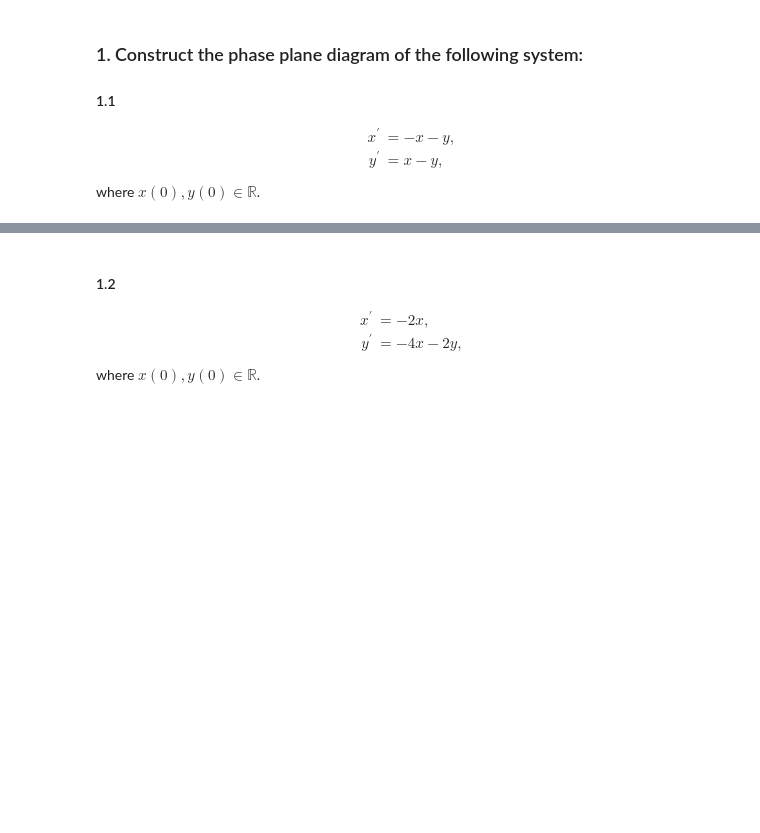
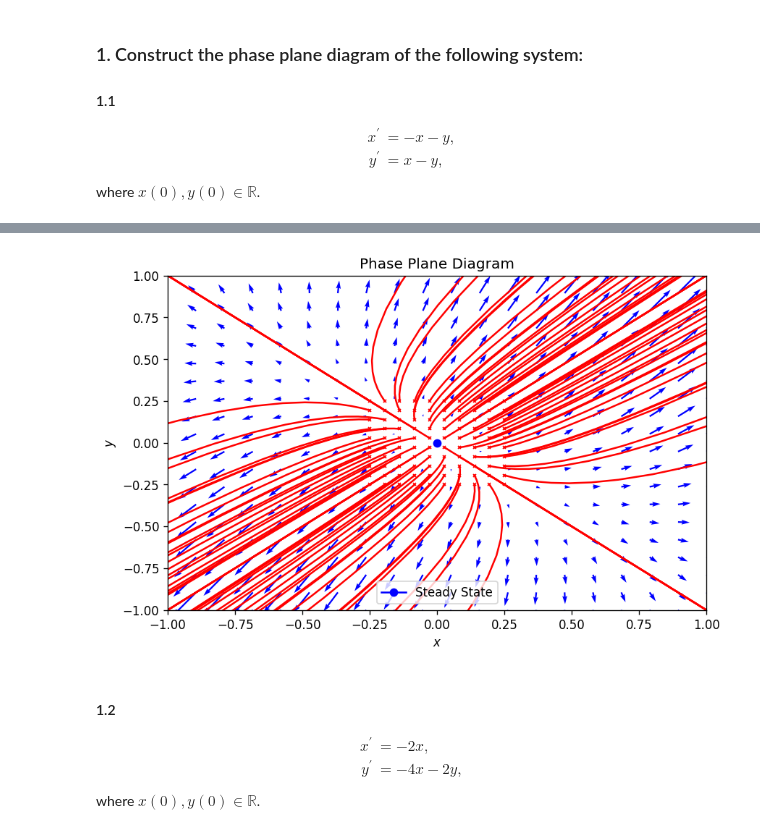
Before and after one commit to epsilonxe/RMUTT_09114330, a Jupyter notebook: materials/workshop_06.ipynb, the cells around one changed output, grey strips where cells are left out. Cells and saved outputs as stored; diff of their text form; code cells hidden in the pictures; blank space fills up the shorter version.

```diff
--- a/materials/workshop_06.ipynb
+++ b/materials/workshop_06.ipynb
@@ -81,3 +19,48 @@ plt.title('Phase Plane Diagram');
+# %%
+def f1(t, s):
+    x, y = s[0], s[1]
+    dx = 2*x+y
+    dy = x+2*y
+    return np.array([dx, dy])
+
+sample = 20
+xlim = [-1, 1]
+ylim = [-1, 1]
+sx = np.linspace(xlim[0], xlim[1], sample)
+sy = np.linspace(ylim[0], ylim[1], sample)
+
+meshx, meshy = np.meshgrid(sx, sy)
+dx = np.zeros((sample, sample))
+dy = np.zeros((sample, sample))
+for i in range(sample):
+    for j in range(sample):
+        x = meshx[i, j]
+        y = meshy[i, j]
+        roc = f1(0, [x, y])
+        dx[i, j] = roc[0]
+        dy[i, j] = roc[1]
+
+plt.figure(figsize=(8,5), dpi=120)
+plt.quiver(meshx, meshy, dx, dy, color='blue')
+
+for inix in np.linspace(-0.25, 0.25, 10):
+    for iniy in np.linspace(-0.25, 0.25, 10):
+        t, trj = rk(f1, ini=[inix, iniy], start=0, stop=4, h=0.1)
+        x = trj[:, 0]
+        y = trj[:, 1]
+        plt.plot(x, y, color='red')
+        plt.plot(x[0], y[0], marker='x', color='red', markersize=2)
+
+plt.plot(0, 0, marker='o', color='blue', label='Steady State')
+
+plt.xlabel('$x$')
+plt.ylabel('$y$')
+plt.xlim(xlim)
+plt.ylim(ylim)
+plt.legend()
+plt.title('Phase Plane Diagram');
+# %% [output]
+[figure, added]
 # %% [markdown]
 #### 1.2
 
```
Also changed, not shown: parts of 18 cells of this notebook, 1 other file.
